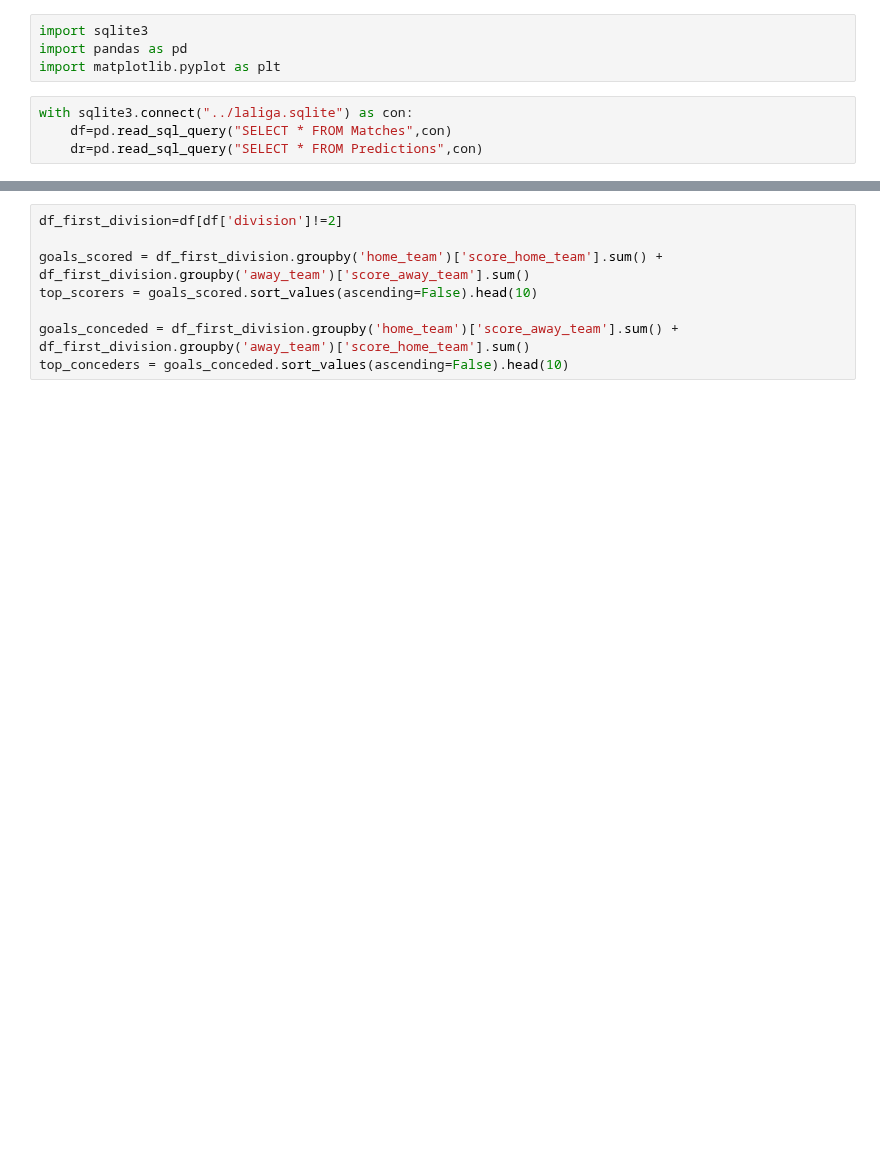
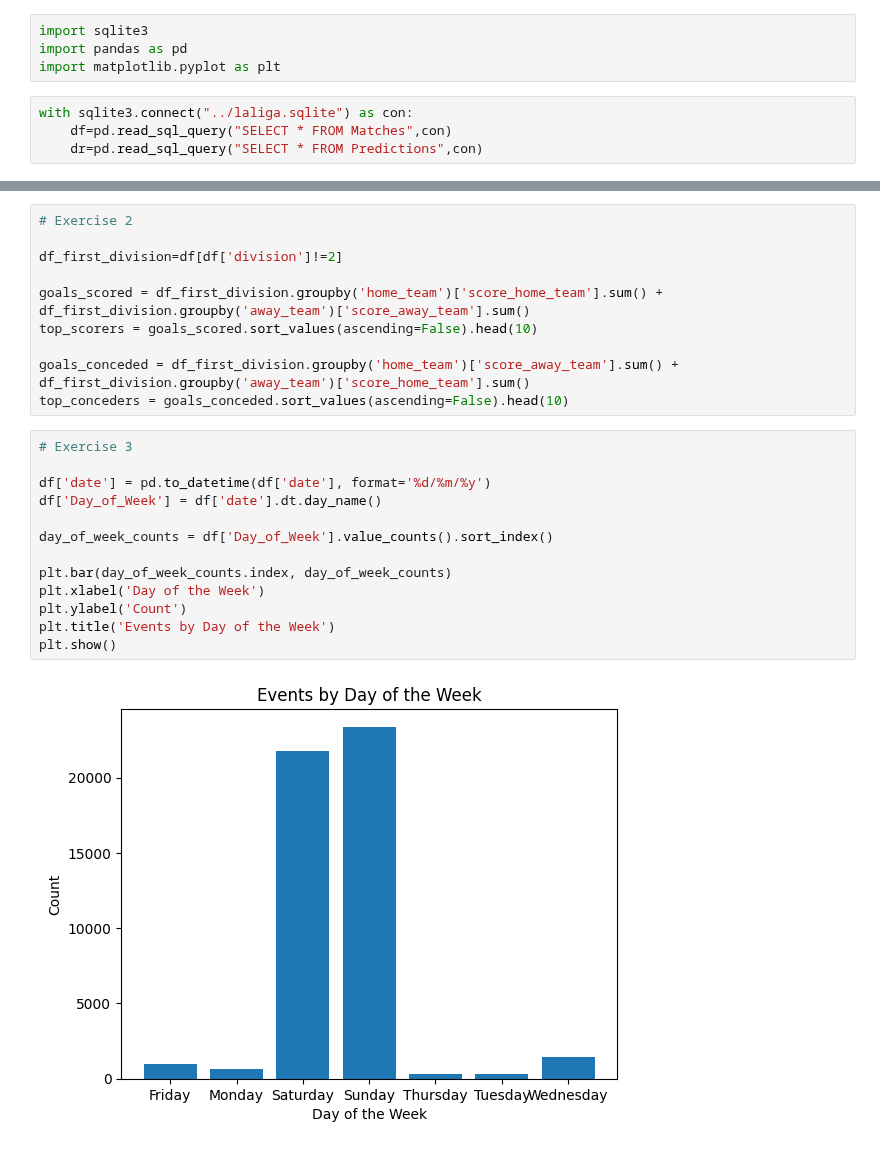
Before and after one commit to tinchit0/la-quiniela, a Jupyter notebook: analysis/data_analysis.ipynb, the cells around one changed output, grey strips where cells are left out. Cells and saved outputs as stored; diff of their text form; blank space fills up the shorter version.

Commit message:
Exercise 3

```diff
--- a/analysis/data_analysis.ipynb
+++ b/analysis/data_analysis.ipynb
@@ -30,6 +27,8 @@ plt.show()
 # %% [output]
 [figure]
 # %%
+# Exercise 2
+
 df_first_division=df[df['division']!=2]
 
 goals_scored = df_first_division.groupby('home_team')['score_home_team'].sum() + df_first_division.groupby('away_team')['score_away_team'].sum()
@@ -37,3 +36,18 @@ top_scorers = goals_scored.sort_values(ascending=False).head(10)
 
 goals_conceded = df_first_division.groupby('home_team')['score_away_team'].sum() + df_first_division.groupby('away_team')['score_home_team'].sum()
 top_conceders = goals_conceded.sort_values(ascending=False).head(10)
+# %%
+# Exercise 3
+
+df['date'] = pd.to_datetime(df['date'], format='%d/%m/%y')
+df['Day_of_Week'] = df['date'].dt.day_name()
+
+day_of_week_counts = df['Day_of_Week'].value_counts().sort_index()
+
+plt.bar(day_of_week_counts.index, day_of_week_counts)
+plt.xlabel('Day of the Week')
+plt.ylabel('Count')
+plt.title('Events by Day of the Week')
+plt.show()
+# %% [output]
+[figure, added]
```
Also changed, not shown: parts of 1 cell of this notebook.
